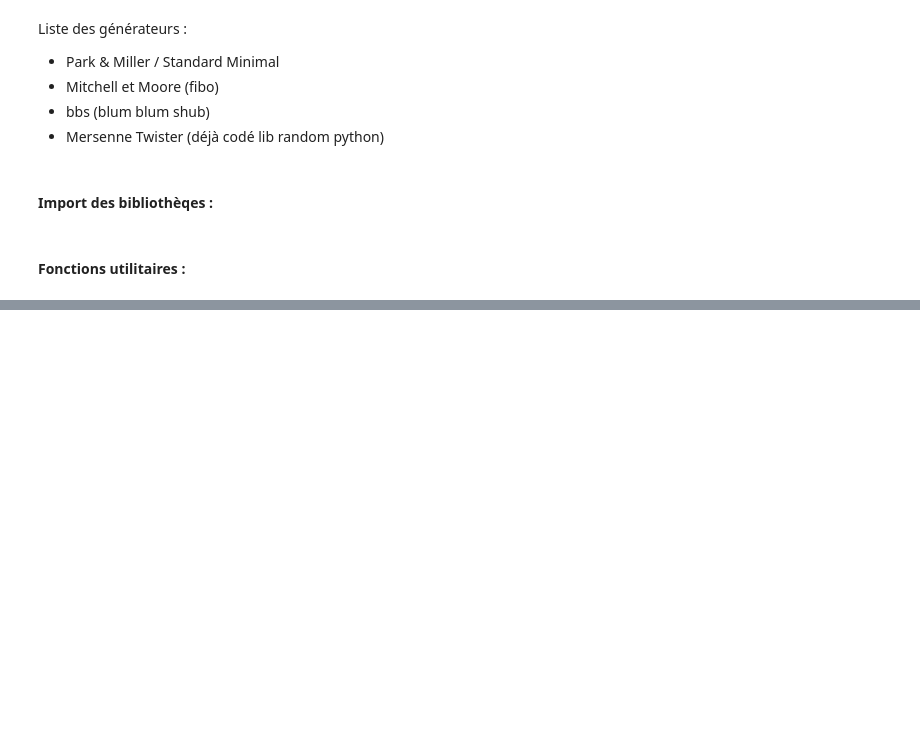
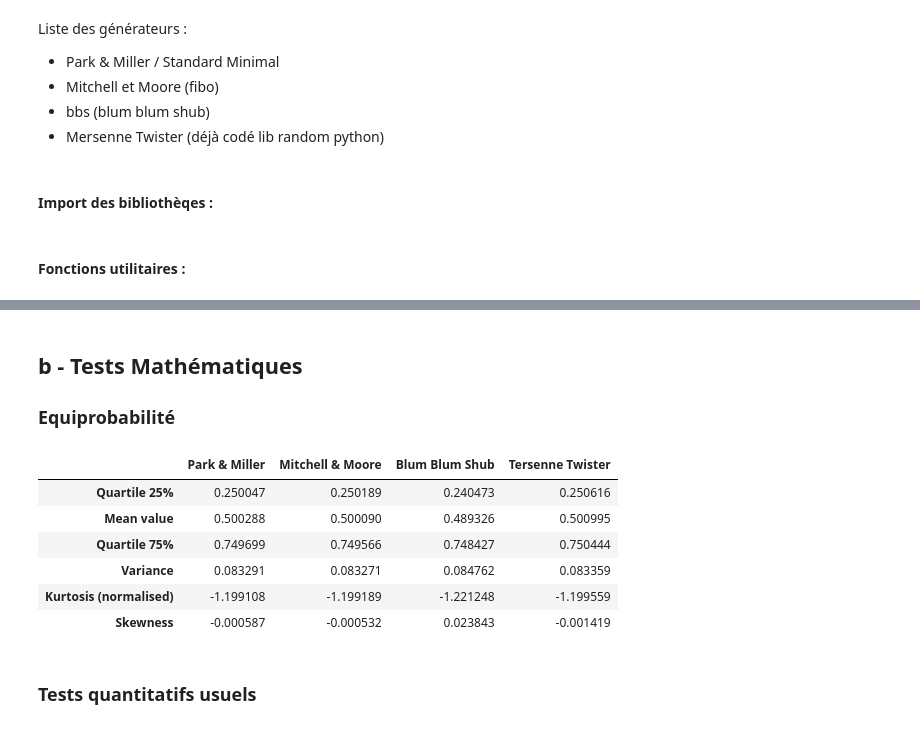
Before and after one commit to maxime-bc/PGC-GVA-TP1-Generateurs, a Jupyter notebook: PGC-GVA - TP1 Générateurs.ipynb, the cells around one changed output, grey strips where cells are left out. Saved outputs shown, nothing was run; the diff lists cells and outputs as text; code cells hidden in the pictures; blank space fills up the shorter version.

```diff
--- a/PGC-GVA - TP1 Générateurs.ipynb
+++ b/PGC-GVA - TP1 Générateurs.ipynb
@@ -177,0 +171,34 @@ scatter_plot(l, l2)
+# %% [markdown]
+## b - Tests Mathématiques
+
+### Equiprobabilité
+# %%
+def get_percentile(values, percentage: float) -> float:
+        sorted_list = sorted(values)
+        return sorted_list[ceil(len(values) * (percentage / 100))]
+
+n = 1_000_000
+subtitles = ['Park & Miller', 'Mitchell & Moore', 'Blum Blum Shub', 'Tersenne Twister']
+l = [park_miller_normalized(get_seed(), n),
+      mitchell_moore(n, 1000),
+      blum_blum_shub(get_seed(), n),
+      [random.uniform(0, 1) for i in range(n)]]
+
+data = {'Quartile 25%': [get_percentile(sublist, 25) for sublist in l],
+       'Mean value': [get_percentile(sublist, 50) for sublist in l],
+       'Quartile 75%': [get_percentile(sublist, 75) for sublist in l],
+       'Variance': [np.var(sublist) for sublist in l],
+       'Kurtosis (normalised)': [kurtosis(sublist) for sublist in l],
+       'Skewness': [skew(sublist) for sublist in l]}
+
+pd.DataFrame.from_dict(data, orient='index', columns=subtitles)
+# %% [output]
+|  | Park & Miller | Mitchell & Moore | Blum Blum Shub | Tersenne Twister |
+| Quartile 25% | 0.250047 | 0.250189 | 0.240473 | 0.250616 |
+| Mean value | 0.500288 | 0.500090 | 0.489326 | 0.500995 |
+| Quartile 75% | 0.749699 | 0.749566 | 0.748427 | 0.750444 |
+| Variance | 0.083291 | 0.083271 | 0.084762 | 0.083359 |
+| Kurtosis (normalised) | -1.199108 | -1.199189 | -1.221248 | -1.199559 |
+| Skewness | -0.000587 | -0.000532 | 0.023843 | -0.001419 |
+# %% [markdown]
+### Tests quantitatifs usuels
```
Also changed, not shown: parts of 21 cells of this notebook.
